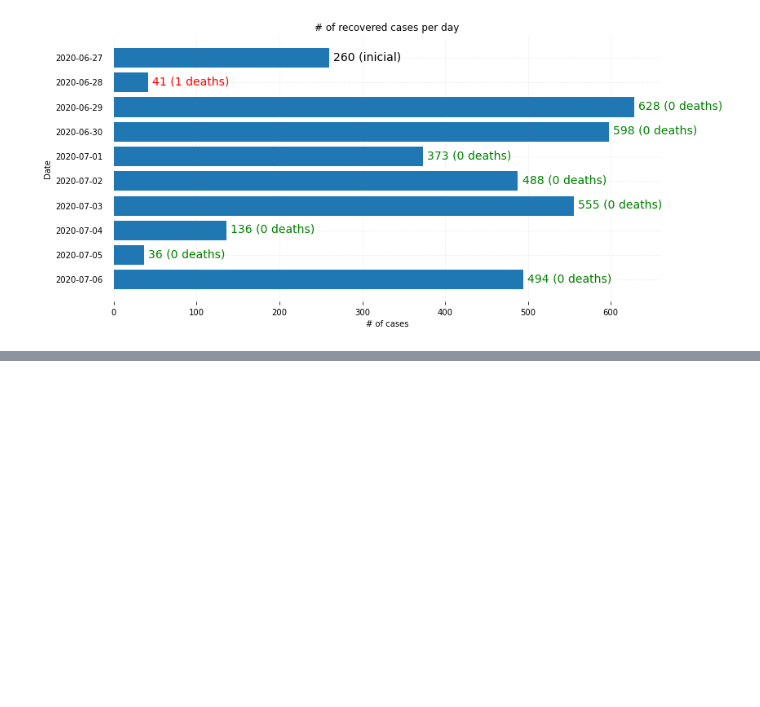
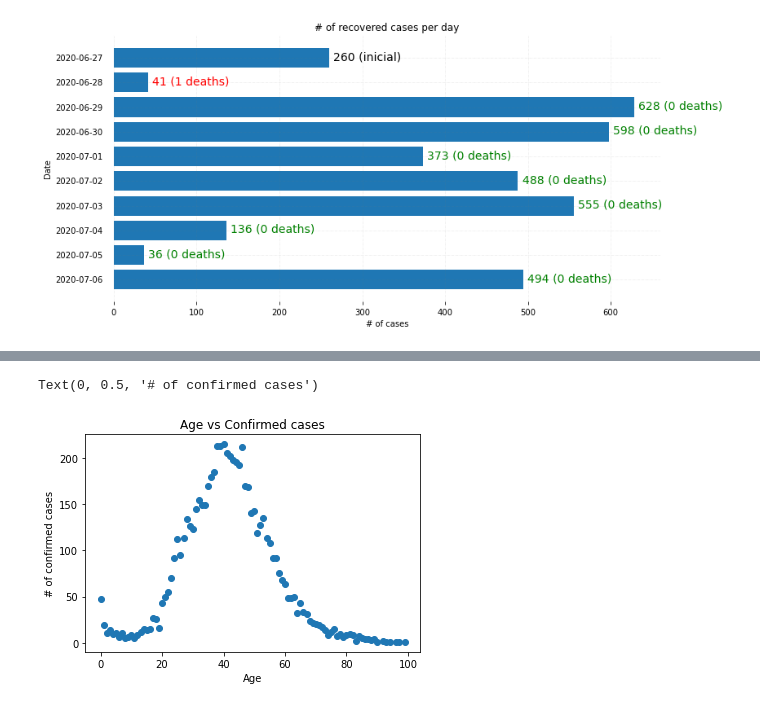
Before and after one commit to jvmdo/rna-pp1-2020, a Jupyter notebook: rascunhos/rna_pp1_joao.ipynb, the cells around one changed output, grey strips where cells are left out. Cells and saved outputs as stored; diff of their text form; code cells hidden in the pictures; blank space fills up the shorter version.

```diff
--- a/rascunhos/rna_pp1_joao.ipynb
+++ b/rascunhos/rna_pp1_joao.ipynb
@@ -712,0 +865,8 @@ Text(0, 0.5, 'Date')
+# %%
+plt.scatter(age_cases.index, age_cases.values.transpose()[0])
+plt.title("Age vs Confirmed cases")
+plt.xlabel("Age")
+plt.ylabel("# of confirmed cases")
+# %% [output]
+Text(0, 0.5, '# of confirmed cases')
+[figure, added]
```
Also changed, not shown: parts of 16 cells of this notebook.
